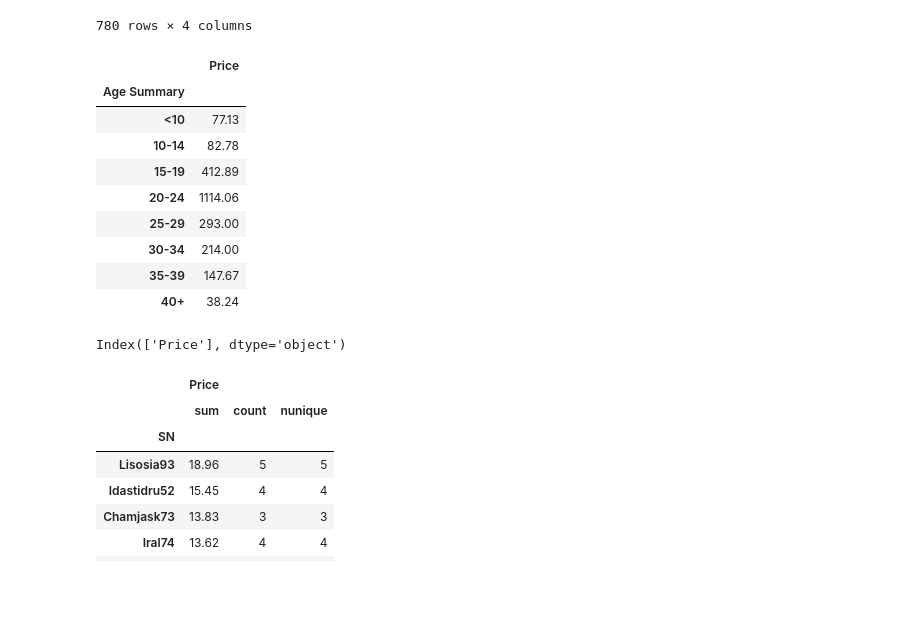
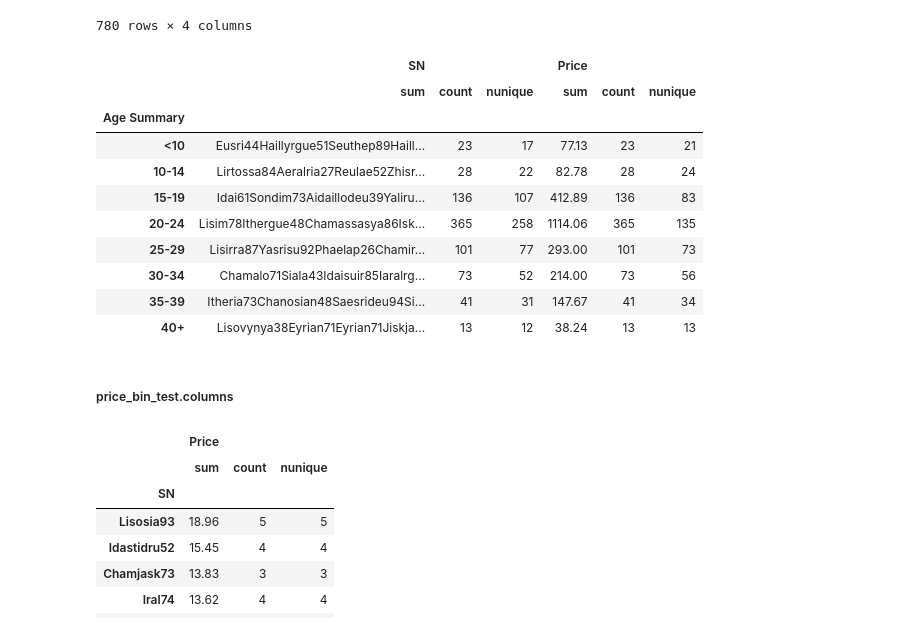
Before and after one commit to afreedman4564/Heroes-Pymoli, a Jupyter notebook: HeroesOfPymoli/HeroesOfPymoli.ipynb, the cells around one changed output. Drawn from its saved outputs; the diff is of its cells as text; code cells hidden in the pictures; blank space fills up the shorter version.

```diff
--- a/HeroesOfPymoli/HeroesOfPymoli.ipynb
+++ b/HeroesOfPymoli/HeroesOfPymoli.ipynb
@@ -204,27 +180,26 @@ See the caveats in the documentation: https://pandas.pydata.org/pandas-docs/stab
 # %%
 #grouped_age = pd.DataFrame(age_bin_summary["Age Summary"].value_counts())
 # test = heroes_data[["Gender", "SN", "Price"]].groupby(["Gender"]).agg(['sum', 'count','nunique'])
-#price_bin_test = price_bin_summary[["Age Summary", "SN", "Price"]].groupby(["Age Summary"]).agg(['sum', 'count', 'nunique'])
-price_bin_test = price_bin_summary[["Age Summary", "SN", "Price"]].groupby(["Age Summary"]).sum()
+price_bin_test = price_bin_summary[["Age Summary", "SN", "Price"]].groupby(["Age Summary"]).agg(['sum', 'count', 'nunique'])
+#price_bin_test = price_bin_summary[["Age Summary", "SN", "Price"]].groupby(["Age Summary"]).sum()
 #price_bin_test["avgpur"] = price_bin_test[('Price',     'sum')]/price_bin_test[('SN', 'count')]
 #price_bin_test["avgpurcust"] = price_bin_test[('Price',     'sum')]/price_bin_test[('SN', 'nunique')]
 #price_bin_test = pd.DataFrame(price_bin_summary["Age Summary"].value_counts())
 price_bin_test
 # %% [output]
-|  | Price |
-| Age Summary |  |
-| <10 | 77.13 |
-| 10-14 | 82.78 |
-| 15-19 | 412.89 |
-| 20-24 | 1114.06 |
-| 25-29 | 293.00 |
-| 30-34 | 214.00 |
-| 35-39 | 147.67 |
-| 40+ | 38.24 |
+|  | SN |  |  | Price |  |  |
+|  | sum | count | nunique | sum | count | nunique |
+| Age Summary |  |  |  |  |  |  |
+| <10 | Eusri44Haillyrgue51Seuthep89Haill... | 23 | 17 | 77.13 | 23 | 21 |
+| 10-14 | Lirtossa84Aeralria27Reulae52Zhisr... | 28 | 22 | 82.78 | 28 | 24 |
+| 15-19 | Idai61Sondim73Aidaillodeu39Yaliru... | 136 | 107 | 412.89 | 136 | 83 |
+| 20-24 | Lisim78Ithergue48Chamassasya86Isk... | 365 | 258 | 1114.06 | 365 | 135 |
+| 25-29 | Lisirra87Yasrisu92Phaelap26Chamir... | 101 | 77 | 293.00 | 101 | 73 |
+| 30-34 | Chamalo71Siala43Idaisuir85Iaralrg... | 73 | 52 | 214.00 | 73 | 56 |
+| 35-39 | Itheria73Chanosian48Saesrideu94Si... | 41 | 31 | 147.67 | 41 | 34 |
+| 40+ | Lisovynya38Eyrian71Eyrian71Jiskja... | 13 | 12 | 38.24 | 13 | 13 |
-# %%
-price_bin_test.columns
-# %% [output]
-Index(['Price'], dtype='object')
+# %% [markdown]
+##### price_bin_test.columns
 # %%
 # top spender
 spender_summary = heroes_data[["SN", "Price"]]
```
Also changed, not shown: parts of 16 cells of this notebook.
